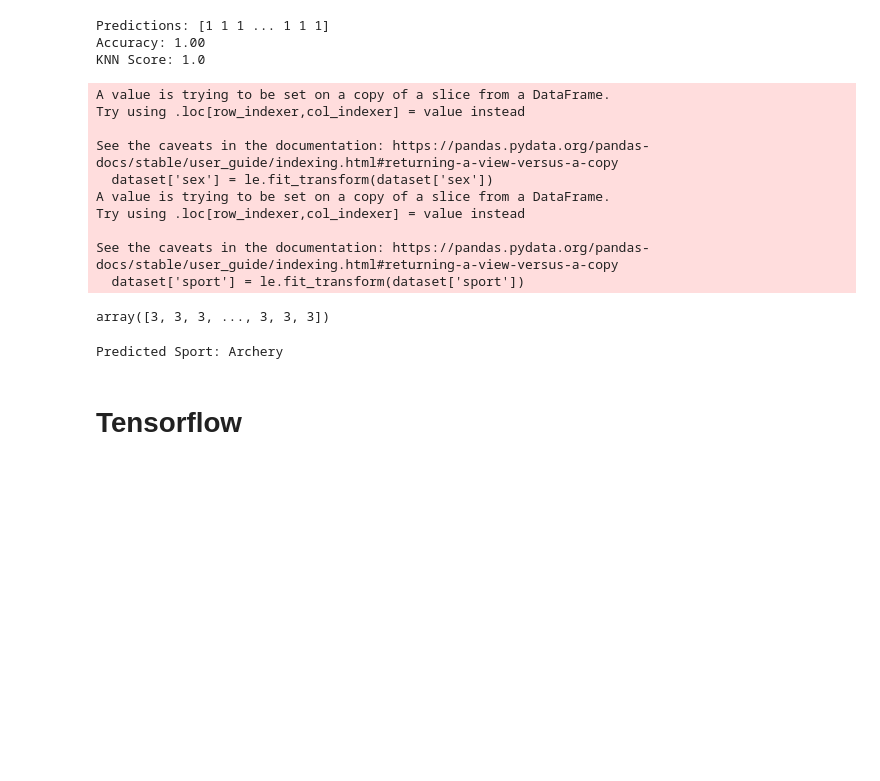
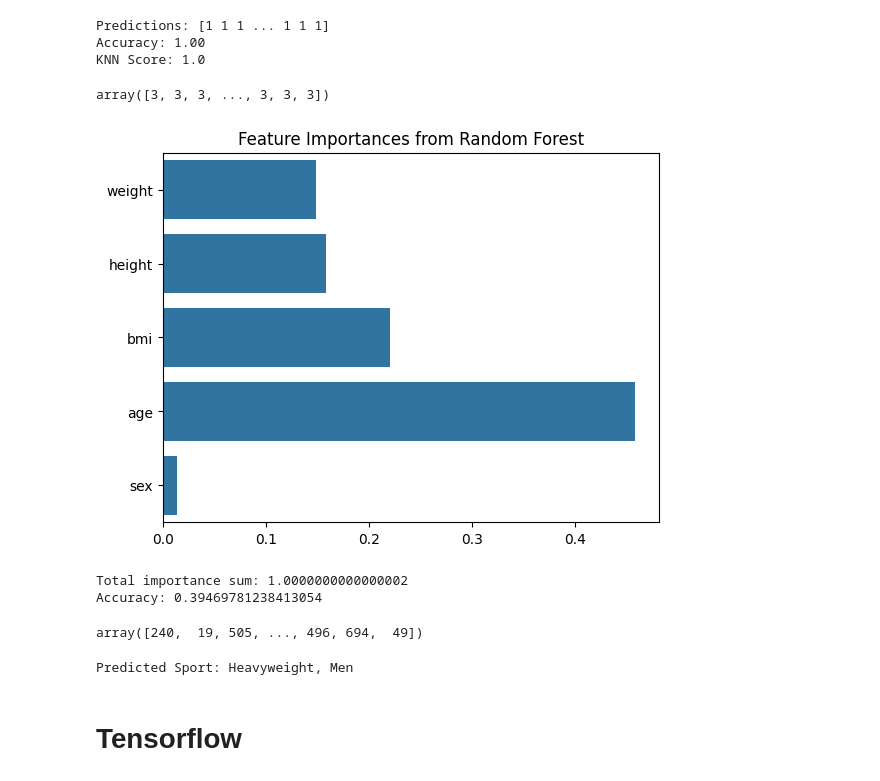
Before and after one commit to maximlesy/big-data-olympic-games, a Jupyter notebook: data-exploration/preparation.ipynb, the cells around one changed output. Cells and saved outputs as stored; diff of their text form; code cells hidden in the pictures; blank space fills up the shorter version.

```diff
--- a/data-exploration/preparation.ipynb
+++ b/data-exploration/preparation.ipynb
@@ -373,12 +393,12 @@ from sklearn.preprocessing import LabelEncoder
 
 # Assuming your dataset is a pandas DataFrame
 dependant_predictors = ["medal"]
-independant_predictors = ["weight", "height", "age", "sex", "sport", "bmi"]
+independant_predictors = ["weight", "height", "age", "sex", "sport", "bmi", "event"]
 
-# Convert categorical variables to numerical
-le = LabelEncoder()
-dataset['sex'] = le.fit_transform(dataset['sex'])
-dataset['sport'] = le.fit_transform(dataset['sport'])
+# # Convert categorical variables to numerical
+# dataset['sex'] = sex_encoder.fit_transform(dataset['sex'])
+# dataset['sport'] = sport_encoder.fit_transform(dataset['sport'])
+# dataset['event'] = even_encoder.fit_transform(dataset['event'])
 
 dataset_dependant = dataset[dependant_predictors]
 dataset_independant = dataset[independant_predictors]
@@ -394,17 +414,7 @@ clf.fit(X_train, y_train.values.ravel())
 y_pred = clf.predict(X_test)
 y_pred
 # %% [output]
-A value is trying to be set on a copy of a slice from a DataFrame.
-Try using .loc[row_indexer,col_indexer] = value instead
-
-See the caveats in the documentation: https://pandas.pydata.org/pandas-docs/stable/user_guide/indexing.html#returning-a-view-versus-a-copy
-  dataset['sex'] = le.fit_transform(dataset['sex'])
-A value is trying to be set on a copy of a slice from a DataFrame.
-Try using .loc[row_indexer,col_indexer] = value instead
-
-See the caveats in the documentation: https://pandas.pydata.org/pandas-docs/stable/user_guide/indexing.html#returning-a-view-versus-a-copy
-  dataset['sport'] = le.fit_transform(dataset['sport'])
+array([3, 3, 3, ..., 3, 3, 3])
-array([3, 3, 3, ..., 3, 3, 3])
 # %%
 from sklearn.model_selection import train_test_split
 from sklearn.metrics import accuracy_score
@@ -412,34 +422,39 @@ from sklearn.ensemble import RandomForestClassifier
 
 # Select relevant features for correlation analysis
 features = ['weight', 'height', 'bmi', 'age', 'sex']
 X = dataset[features]
-y = dataset['sport']
+y = dataset['event']
 
 # Split data into training and testing sets
 X_train, X_test, y_train, y_test = train_test_split(X, y, test_size=0.2, random_state=42)
 
 # Initialize and train a Random Forest classifier
 model = RandomForestClassifier(n_estimators=100, random_state=42)
 model.fit(X, y)
 
 import seaborn as sns
 
 # Plot feature importances
 feature_importances = model.feature_importances_
 sns.barplot(x=feature_importances, y=features)
 plt.title('Feature Importances from Random Forest')
 plt.show()
 
 # Sum of feature importances should be 1
 total_importance = sum(model.feature_importances_)
 print(f'Total importance sum: {total_importance}')
 
 # Generate predictions on the test set
 y_pred = model.predict(X_test)
 
 # Use the sorted unique indices directly as the labels parameter
 print(f'Accuracy: {accuracy_score(y_test, y_pred)}')
 y_pred
+# %% [output]
+[figure, added]
+Total importance sum: 1.0000000000000002
+Accuracy: 0.39469781238413054
+array([240,  19, 505, ..., 496, 694,  49])
 # %%
 # Function to predict sport based on input features
 def predict_sport(weight, height, age, sex):
@@ -456,16 +471,17 @@ def predict_sport(weight, height, age, sex):
     predicted_encoded  = model.predict(input_data)
 
     # Map back to the actual sport name using the inverse_transform method
-    predicted_sport = sport_encoder.inverse_transform(predicted_encoded)
+    # predicted_sport = sport_encoder.inverse_transform(predicted_encoded)
+    predicted_sport = event_encoder.inverse_transform(predicted_encoded)
 
     # Return the first predicted sport as a string
     return predicted_sport[0]
 
 # Example usage of the prediction function
-predicted_sport = predict_sport(weight=85, height=189, age=29, sex='Male')
+predicted_sport = predict_sport(weight=185, height=189, age=29, sex='Male')
 print(f'Predicted Sport: {predicted_sport}')
 # %% [output]
-Predicted Sport: Archery
+Predicted Sport: Heavyweight, Men
 # %% [markdown]
 # Tensorflow
 # %% [markdown]
```
Also changed, not shown: parts of 11 cells of this notebook, 1 other file.
